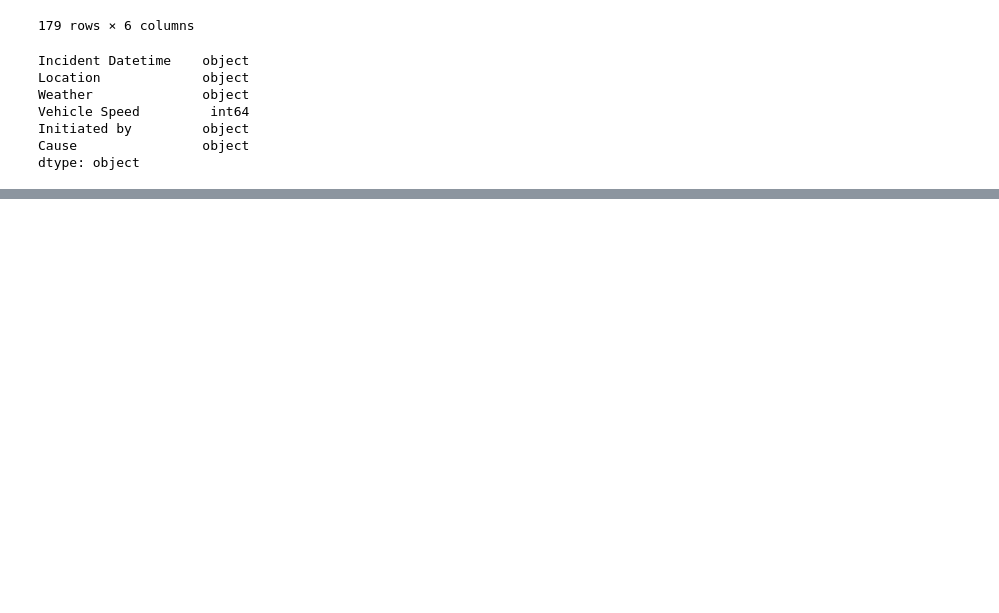
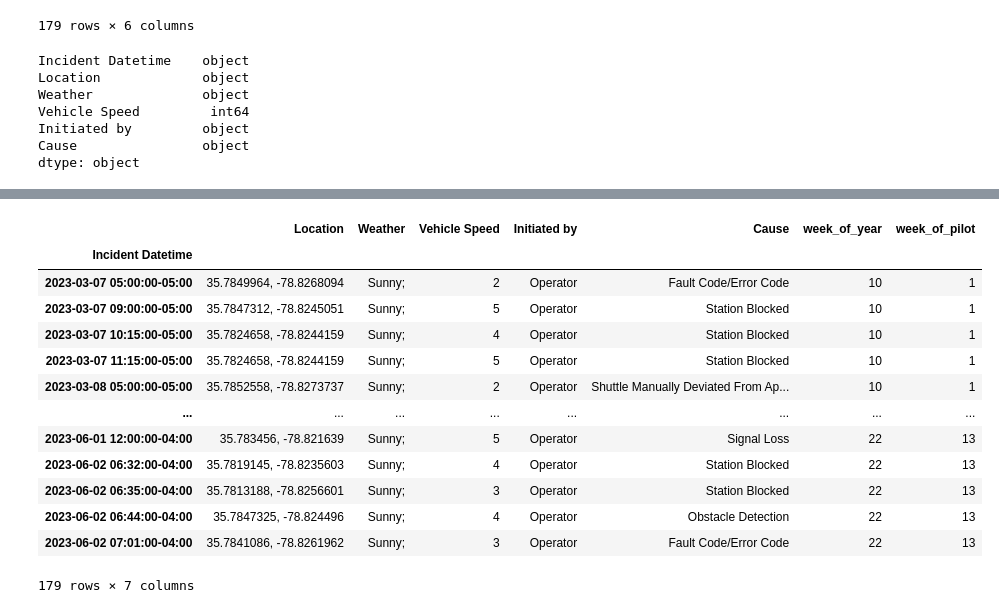
Before and after one commit to step-security-bot/cary-python-introduction, a Jupyter notebook: notebooks/one_hot_encoding.ipynb, the cells around one changed output, grey strips where cells are left out. Drawn from its saved outputs; the diff is of its cells as text; code cells hidden in the pictures; blank space fills up the shorter version.

```diff
--- a/notebooks/one_hot_encoding.ipynb
+++ b/notebooks/one_hot_encoding.ipynb
@@ -75,4 +104,22 @@ disengagements_datetime_is_index
 179 rows × 7 columns
+# %%
+disengagements_datetime_is_index.index=disengagements_datetime_is_index.index.tz_convert(tz='US/Eastern')
+disengagements_datetime_is_index
+# %% [output]
+|  | Location | Weather | Vehicle Speed | Initiated by | Cause | week_of_year | week_of_pilot |
+| Incident Datetime |  |  |  |  |  |  |  |
+| 2023-03-07 05:00:00-05:00 | 35.7849964, -78.8268094 | Sunny; | 2 | Operator | Fault Code/Error Code | 10 | 1 |
+| 2023-03-07 09:00:00-05:00 | 35.7847312, -78.8245051 | Sunny; | 5 | Operator | Station Blocked | 10 | 1 |
+| 2023-03-07 10:15:00-05:00 | 35.7824658, -78.8244159 | Sunny; | 4 | Operator | Station Blocked | 10 | 1 |
+| 2023-03-07 11:15:00-05:00 | 35.7824658, -78.8244159 | Sunny; | 5 | Operator | Station Blocked | 10 | 1 |
+| 2023-03-08 05:00:00-05:00 | 35.7852558, -78.8273737 | Sunny; | 2 | Operator | Shuttle Manually Deviated From Ap... | 10 | 1 |
+| ... | ... | ... | ... | ... | ... | ... | ... |
+| 2023-06-01 12:00:00-04:00 | 35.783456, -78.821639 | Sunny; | 5 | Operator | Signal Loss | 22 | 13 |
+| 2023-06-02 06:32:00-04:00 | 35.7819145, -78.8235603 | Sunny; | 4 | Operator | Station Blocked | 22 | 13 |
+| 2023-06-02 06:35:00-04:00 | 35.7813188, -78.8256601 | Sunny; | 3 | Operator | Station Blocked | 22 | 13 |
+| 2023-06-02 06:44:00-04:00 | 35.7847325, -78.824496 | Sunny; | 4 | Operator | Obstacle Detection | 22 | 13 |
+| 2023-06-02 07:01:00-04:00 | 35.7841086, -78.8261962 | Sunny; | 3 | Operator | Fault Code/Error Code | 22 | 13 |
+179 rows × 7 columns
 # %%
 disengagements_datetime_is_index.dtypes
 # %% [output]
```
Also changed, not shown: parts of 13 cells of this notebook, 1 other file.
